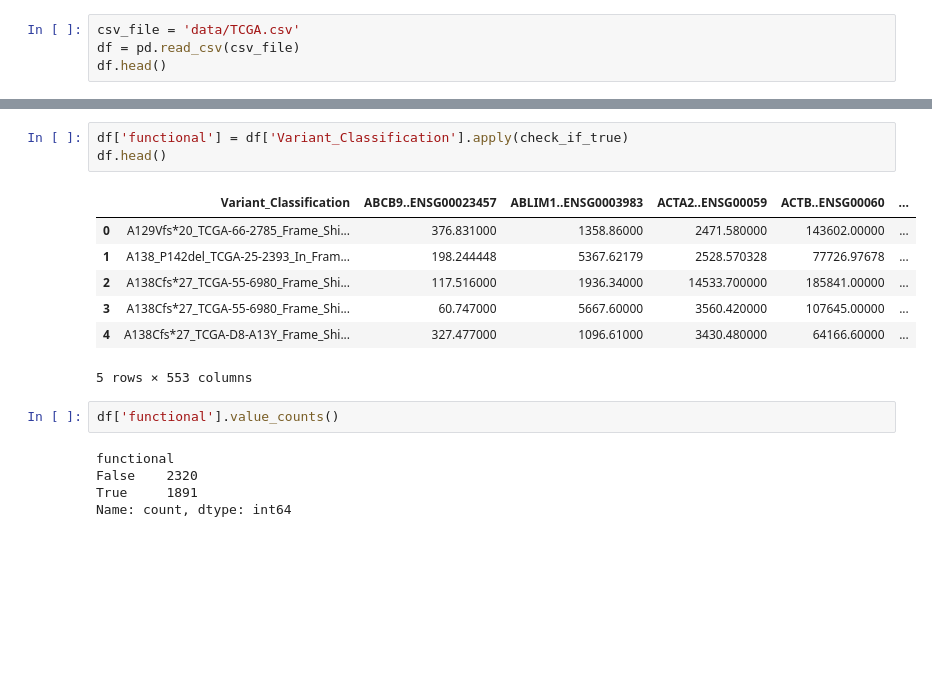
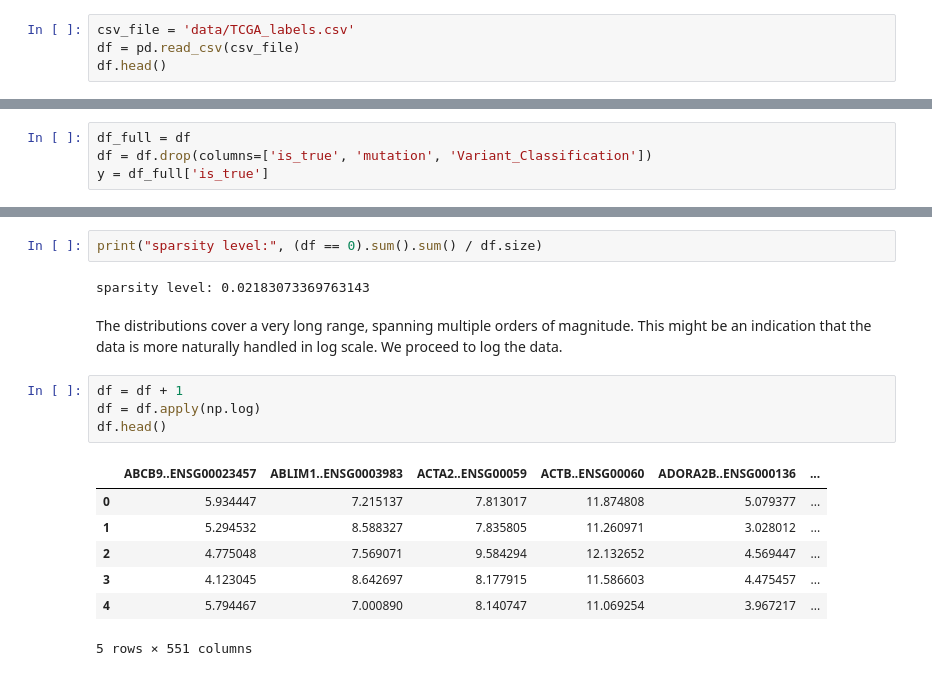
Before and after one commit to spring-projects-2024/ML-lab, a Jupyter notebook: eda.ipynb, the cells around one changed output, grey strips where cells are left out. Cells and saved outputs as stored; diff of their text form; blank space fills up the shorter version.

Commit message:
feat: exploratory data analysis

```diff
--- a/eda.ipynb
+++ b/eda.ipynb
@@ -3,5 +8,5 @@ import pandas as pd
 # %%
-csv_file = 'data/TCGA.csv'
+csv_file = 'data/TCGA_labels.csv'
 df = pd.read_csv(csv_file)
 df.head()
 # %% [output]
@@ -17,0 +29,4 @@ def check_if_true(row):
+# %%
+df_full = df
+df = df.drop(columns=['is_true', 'mutation', 'Variant_Classification'])
+y = df_full['is_true']
@@ -18,18 +109,18 @@ def check_if_true(row):
+# %%
+print("sparsity level:", (df == 0).sum().sum() / df.size)
+# %% [output]
+sparsity level: 0.02183073369763143
+# %% [markdown]
+The distributions cover a very long range, spanning multiple orders of magnitude. This might be an indication that the data is more naturally handled in log scale. We proceed to log the data.
 # %%
-df['functional'] = df['Variant_Classification'].apply(check_if_true)
+df = df + 1
+df = df.apply(np.log)
 df.head()
 # %% [output]
-|  | Variant_Classification | ABCB9..ENSG00023457 | ABLIM1..ENSG0003983 | ACTA2..ENSG00059 | ACTB..ENSG00060 | ... |
-| 0 | A129Vfs*20_TCGA-66-2785_Frame_Shi... | 376.831000 | 1358.86000 | 2471.580000 | 143602.00000 | ... |
-| 1 | A138_P142del_TCGA-25-2393_In_Fram... | 198.244448 | 5367.62179 | 2528.570328 | 77726.97678 | ... |
-| 2 | A138Cfs*27_TCGA-55-6980_Frame_Shi... | 117.516000 | 1936.34000 | 14533.700000 | 185841.00000 | ... |
-| 3 | A138Cfs*27_TCGA-55-6980_Frame_Shi... | 60.747000 | 5667.60000 | 3560.420000 | 107645.00000 | ... |
-| 4 | A138Cfs*27_TCGA-D8-A13Y_Frame_Shi... | 327.477000 | 1096.61000 | 3430.480000 | 64166.60000 | ... |
+|  | ABCB9..ENSG00023457 | ABLIM1..ENSG0003983 | ACTA2..ENSG00059 | ACTB..ENSG00060 | ADORA2B..ENSG000136 | ... |
+| 0 | 5.934447 | 7.215137 | 7.813017 | 11.874808 | 5.079377 | ... |
+| 1 | 5.294532 | 8.588327 | 7.835805 | 11.260971 | 3.028012 | ... |
+| 2 | 4.775048 | 7.569071 | 9.584294 | 12.132652 | 4.569447 | ... |
+| 3 | 4.123045 | 8.642697 | 8.177915 | 11.586603 | 4.475457 | ... |
+| 4 | 5.794467 | 7.000890 | 8.140747 | 11.069254 | 3.967217 | ... |
-5 rows × 553 columns
+5 rows × 551 columns
-# %%
-df['functional'].value_counts()
-# %% [output]
-functional
-False    2320
-True     1891
-Name: count, dtype: int64
```
Also changed, not shown: parts of 35 cells of this notebook, 2 other files.
